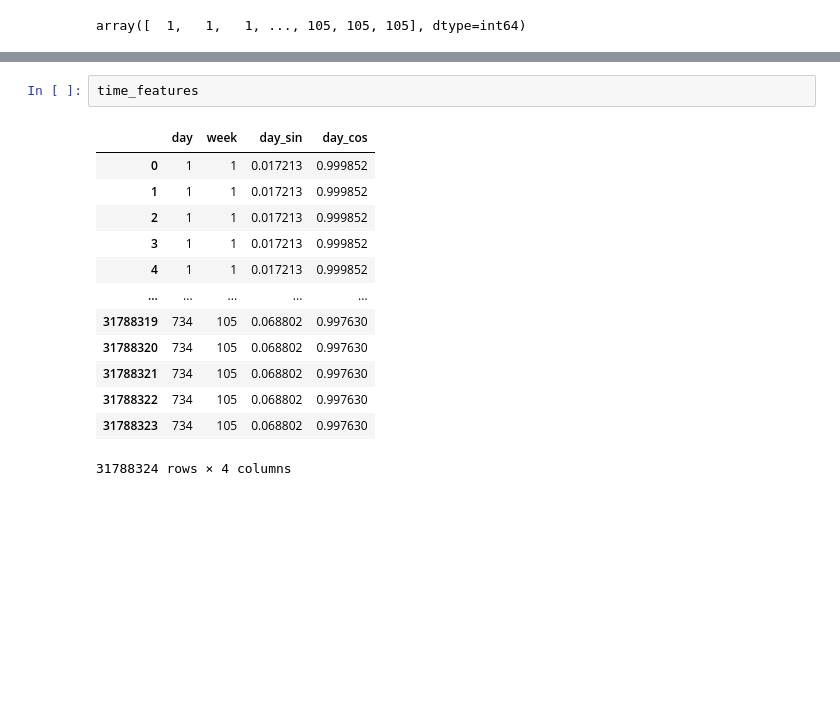
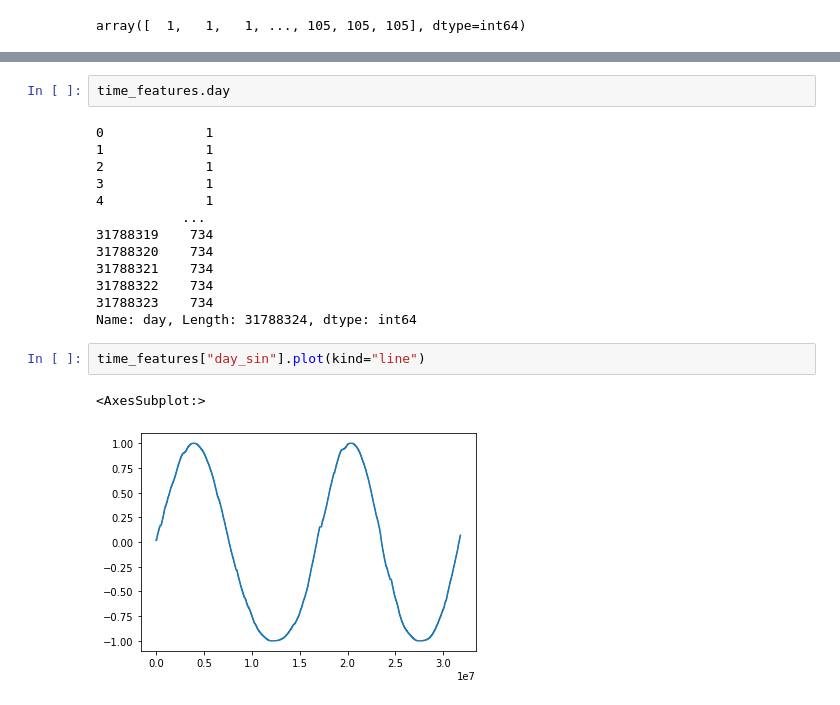
Before and after one commit to rakkaalhazimi/HM-Recommender-with-Kedro, a Jupyter notebook: notebooks/feature_data_check.ipynb, the cells around one changed output, grey strips where cells are left out. Drawn from its saved outputs; the diff is of its cells as text; blank space fills up the shorter version.

Commit message:
optimize time ft extract

```diff
--- a/notebooks/feature_data_check.ipynb
+++ b/notebooks/feature_data_check.ipynb
@@ -31,16 +32,20 @@ array([0.        , 0.        , 0.        , ..., 0.05161967, 0.05161967,
 # %%
-time_features
+time_features.day
 # %% [output]
-|  | day | week | day_sin | day_cos |
-| 0 | 1 | 1 | 0.017213 | 0.999852 |
-| 1 | 1 | 1 | 0.017213 | 0.999852 |
-| 2 | 1 | 1 | 0.017213 | 0.999852 |
-| 3 | 1 | 1 | 0.017213 | 0.999852 |
-| 4 | 1 | 1 | 0.017213 | 0.999852 |
-| ... | ... | ... | ... | ... |
-| 31788319 | 734 | 105 | 0.068802 | 0.997630 |
-| 31788320 | 734 | 105 | 0.068802 | 0.997630 |
-| 31788321 | 734 | 105 | 0.068802 | 0.997630 |
-| 31788322 | 734 | 105 | 0.068802 | 0.997630 |
-| 31788323 | 734 | 105 | 0.068802 | 0.997630 |
-31788324 rows × 4 columns
+0             1
+1             1
+2             1
+3             1
+4             1
+           ...
+31788319    734
+31788320    734
+31788321    734
+31788322    734
+31788323    734
+Name: day, Length: 31788324, dtype: int64
+# %%
+time_features["day_sin"].plot(kind="line")
+# %% [output]
+<AxesSubplot:>
+[figure, added]
```
Also changed, not shown: parts of 6 cells of this notebook, 1 other file.
